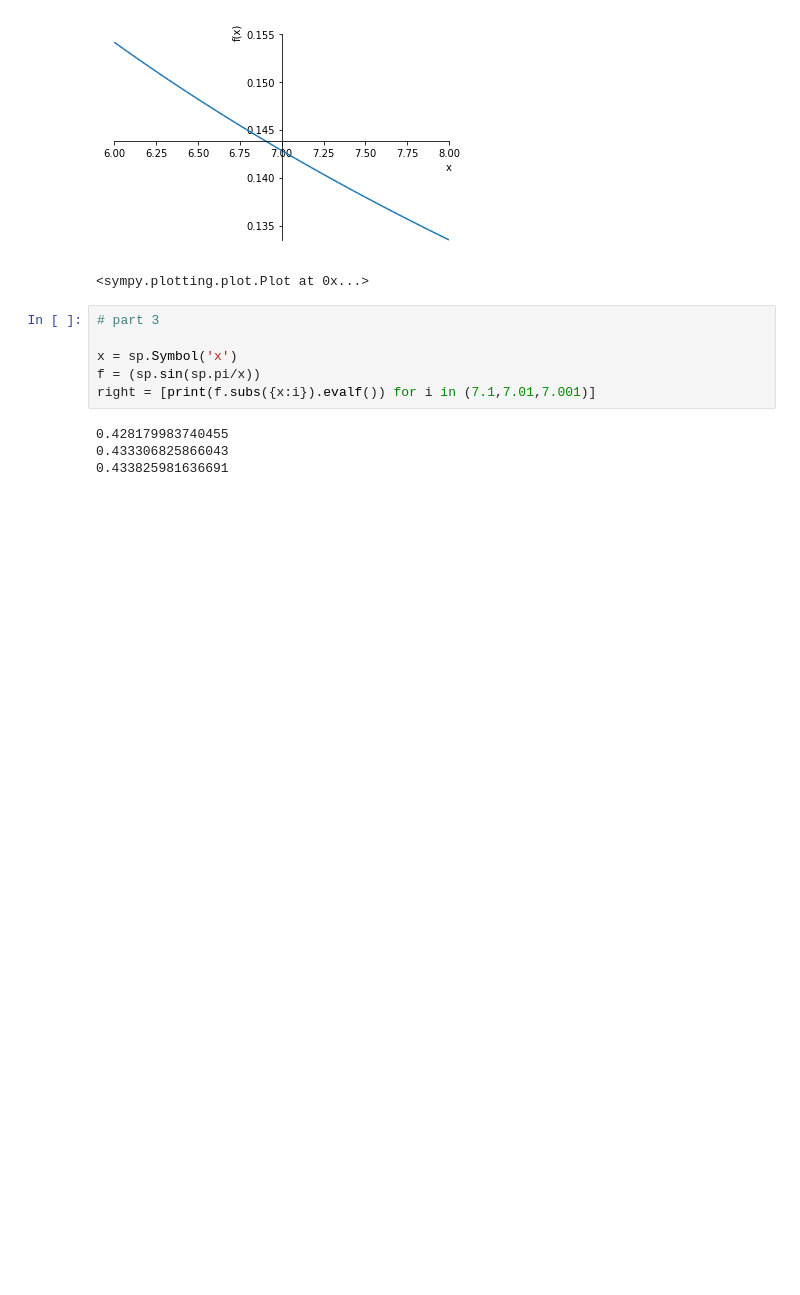
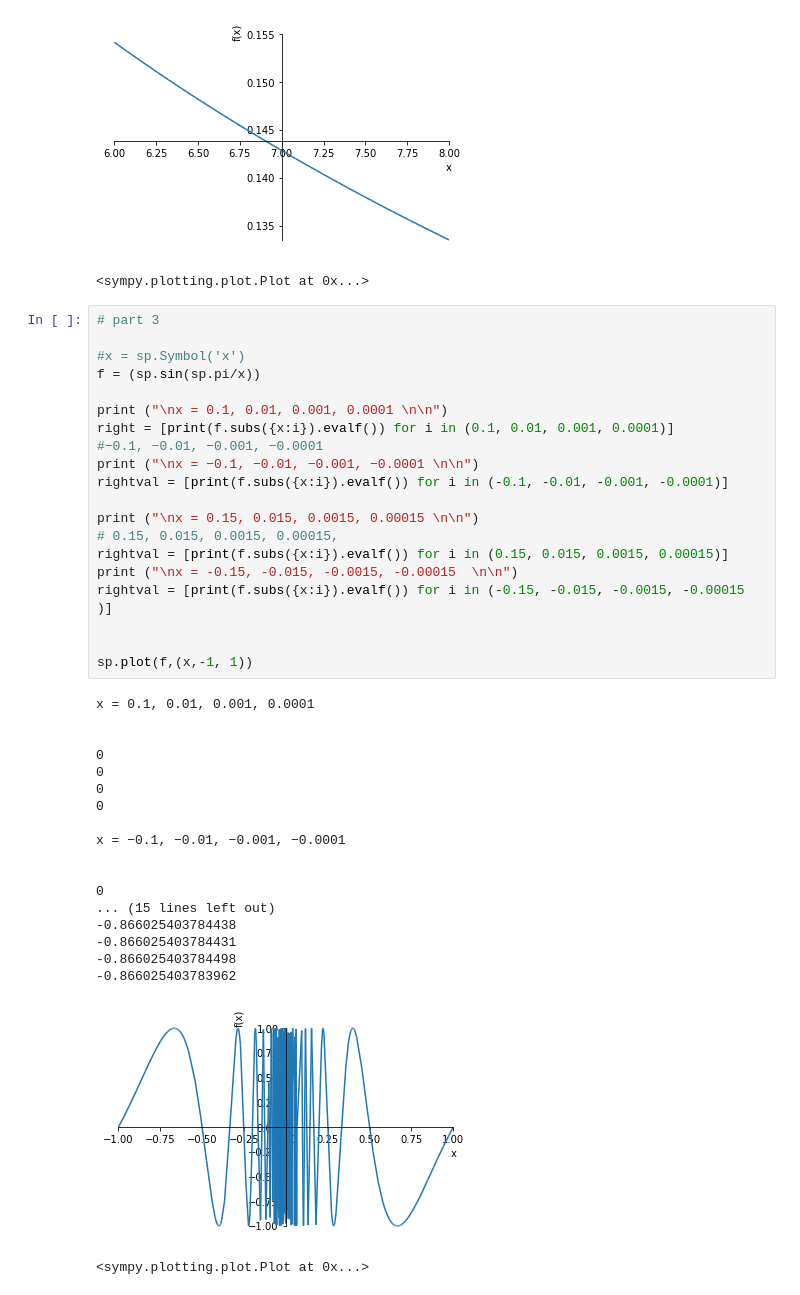
Before and after one commit to DbellSchool/Math-151, a Jupyter notebook: Math 151 Lab2.ipynb, the cells around one changed output. Drawn from its saved outputs; the diff is of its cells as text; blank space fills up the shorter version.

Commit message:
updated part 3

```diff
--- a/Math 151 Lab2.ipynb
+++ b/Math 151 Lab2.ipynb
@@ -48,13 +48,43 @@ rightval
 0.142846939747252
 [figure]
 <sympy.plotting.plot.Plot at 0x...>
-# %%
-# part 3
-
-x = sp.Symbol('x')
-f = (sp.sin(sp.pi/x))
-right = [print(f.subs({x:i}).evalf()) for i in (7.1,7.01,7.001)]
-# %% [output]
-0.428179983740455
-0.433306825866043
-0.433825981636691
+# %%
+# part 3
+
+#x = sp.Symbol('x')
+f = (sp.sin(sp.pi/x))
+
+print ("\nx = 0.1, 0.01, 0.001, 0.0001 \n\n")
+right = [print(f.subs({x:i}).evalf()) for i in (0.1, 0.01, 0.001, 0.0001)]
+#−0.1, −0.01, −0.001, −0.0001
+print ("\nx = −0.1, −0.01, −0.001, −0.0001 \n\n")
+rightval = [print(f.subs({x:i}).evalf()) for i in (-0.1, -0.01, -0.001, -0.0001)]
+
+print ("\nx = 0.15, 0.015, 0.0015, 0.00015 \n\n")
+# 0.15, 0.015, 0.0015, 0.00015,
+rightval = [print(f.subs({x:i}).evalf()) for i in (0.15, 0.015, 0.0015, 0.00015)]
+print ("\nx = -0.15, -0.015, -0.0015, -0.00015  \n\n")
+rightval = [print(f.subs({x:i}).evalf()) for i in (-0.15, -0.015, -0.0015, -0.00015 )]
+
+
+sp.plot(f,(x,-1, 1))
+# %% [output]
+x = 0.1, 0.01, 0.001, 0.0001
+
+
+0
+0
+0
+0
+
+x = −0.1, −0.01, −0.001, −0.0001
+
+
+0
+... (15 lines left out)
+-0.866025403784438
+-0.866025403784431
+-0.866025403784498
+-0.866025403783962
+[figure, added]
+<sympy.plotting.plot.Plot at 0x...>
```
